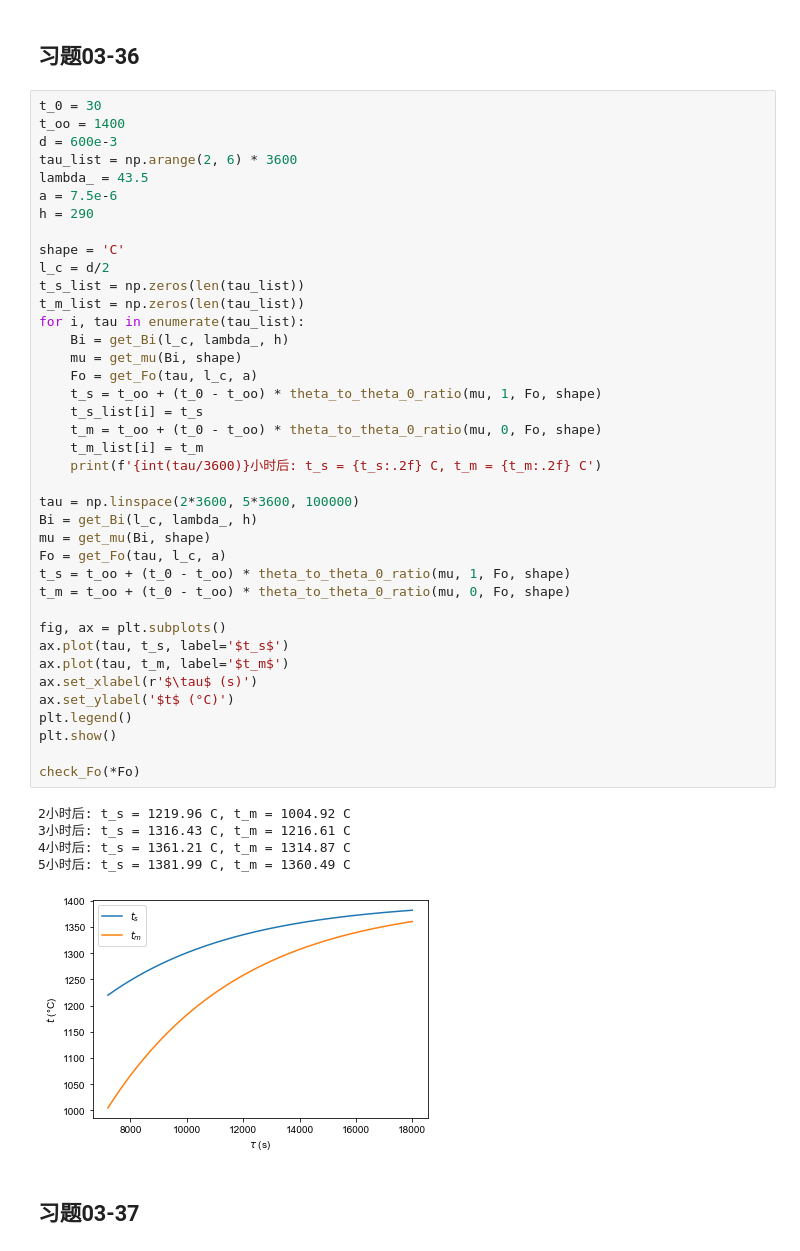
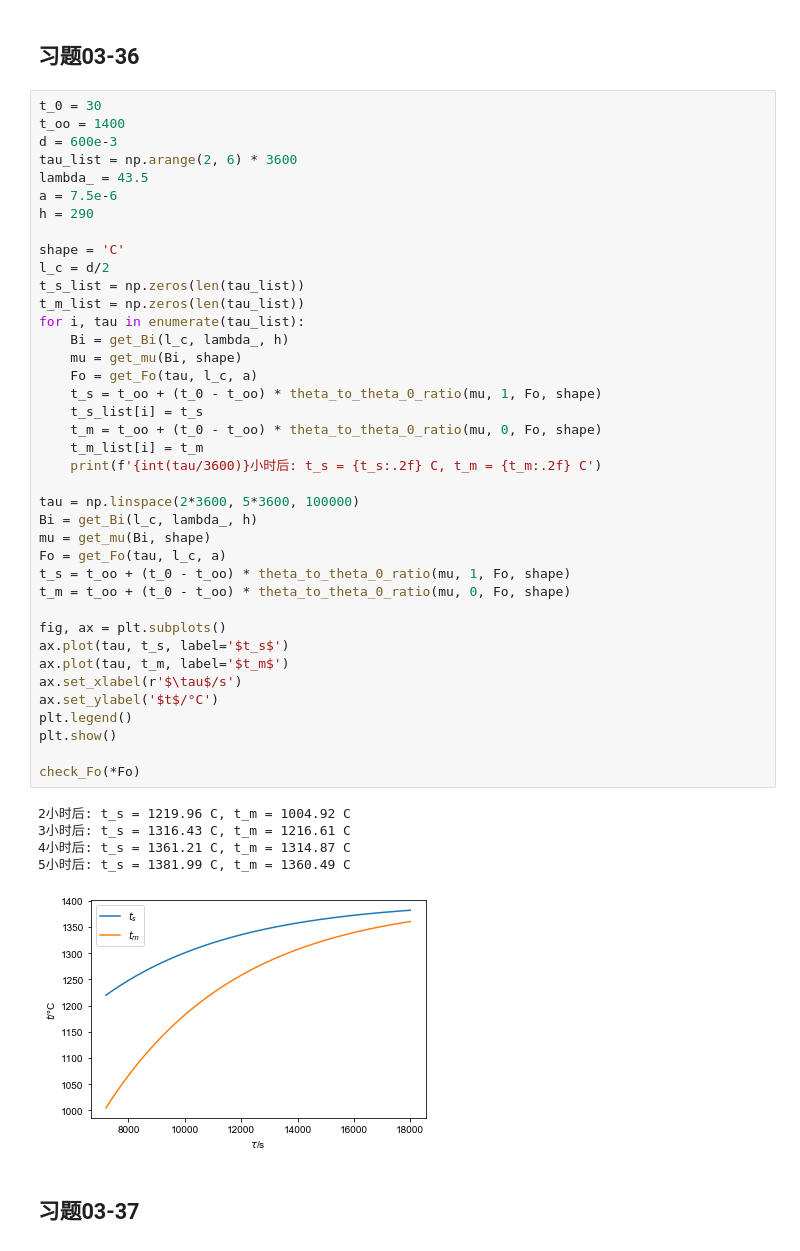
Before and after one commit to hustquick/HeatTransfer, a Jupyter notebook: jupyter/第03章习题.ipynb, the cells around one changed output. Cells and saved outputs as stored; diff of their text form.

```diff
--- a/jupyter/第03章习题.ipynb
+++ b/jupyter/第03章习题.ipynb
@@ -743,36 +743,36 @@ t_s_list = np.zeros(len(tau_list))
 t_m_list = np.zeros(len(tau_list))
 for i, tau in enumerate(tau_list):
     Bi = get_Bi(l_c, lambda_, h)
     mu = get_mu(Bi, shape)
     Fo = get_Fo(tau, l_c, a)
     t_s = t_oo + (t_0 - t_oo) * theta_to_theta_0_ratio(mu, 1, Fo, shape)
     t_s_list[i] = t_s
     t_m = t_oo + (t_0 - t_oo) * theta_to_theta_0_ratio(mu, 0, Fo, shape)
     t_m_list[i] = t_m
     print(f'{int(tau/3600)}小时后: t_s = {t_s:.2f} C, t_m = {t_m:.2f} C')
 
 tau = np.linspace(2*3600, 5*3600, 100000)
 Bi = get_Bi(l_c, lambda_, h)
 mu = get_mu(Bi, shape)
 Fo = get_Fo(tau, l_c, a)
 t_s = t_oo + (t_0 - t_oo) * theta_to_theta_0_ratio(mu, 1, Fo, shape)
 t_m = t_oo + (t_0 - t_oo) * theta_to_theta_0_ratio(mu, 0, Fo, shape)
 
 fig, ax = plt.subplots()
 ax.plot(tau, t_s, label='$t_s$')
 ax.plot(tau, t_m, label='$t_m$')
-ax.set_xlabel(r'$\tau$ (s)')
-ax.set_ylabel('$t$ (°C)')
+ax.set_xlabel(r'$\tau$/s')
+ax.set_ylabel('$t$/°C')
 plt.legend()
 plt.show()
 
 check_Fo(*Fo)
 # %% [output]
 2小时后: t_s = 1219.96 C, t_m = 1004.92 C
 3小时后: t_s = 1316.43 C, t_m = 1216.61 C
 4小时后: t_s = 1361.21 C, t_m = 1314.87 C
 5小时后: t_s = 1381.99 C, t_m = 1360.49 C
-[figure, old version]
+[figure, new version]
 # %% [markdown]
 ## 习题03-37
 # %%
```
Also changed, not shown: parts of 8 cells of this notebook, 7 other files.
